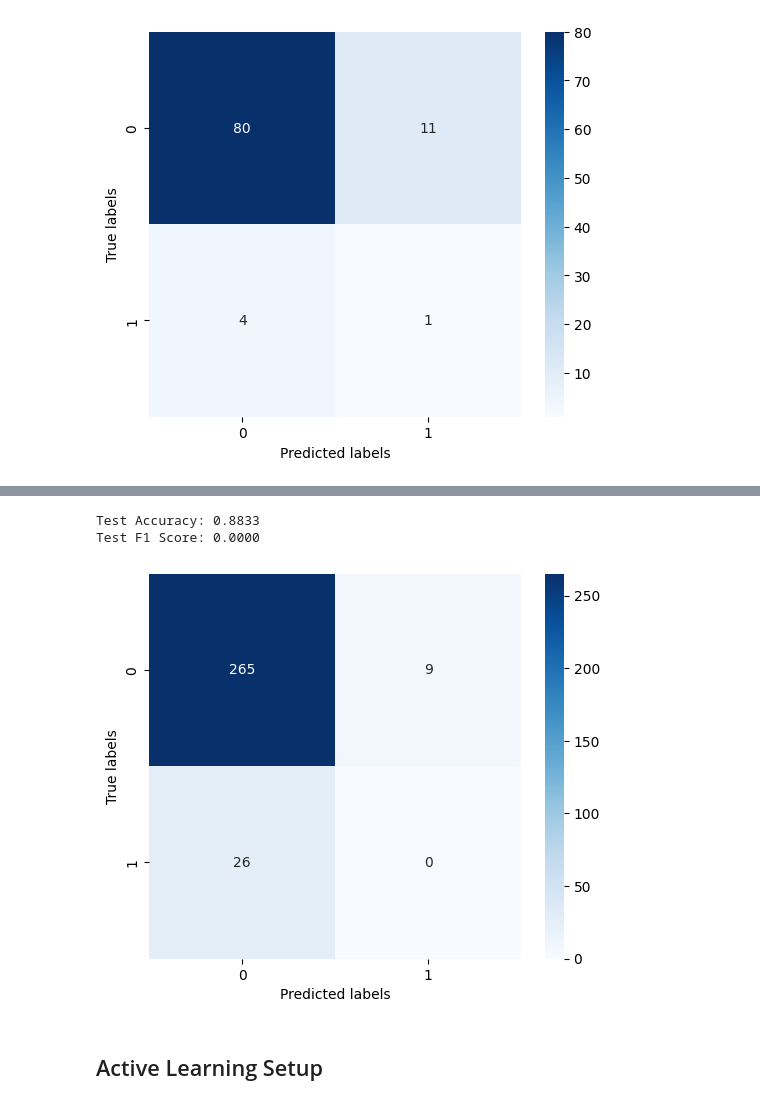
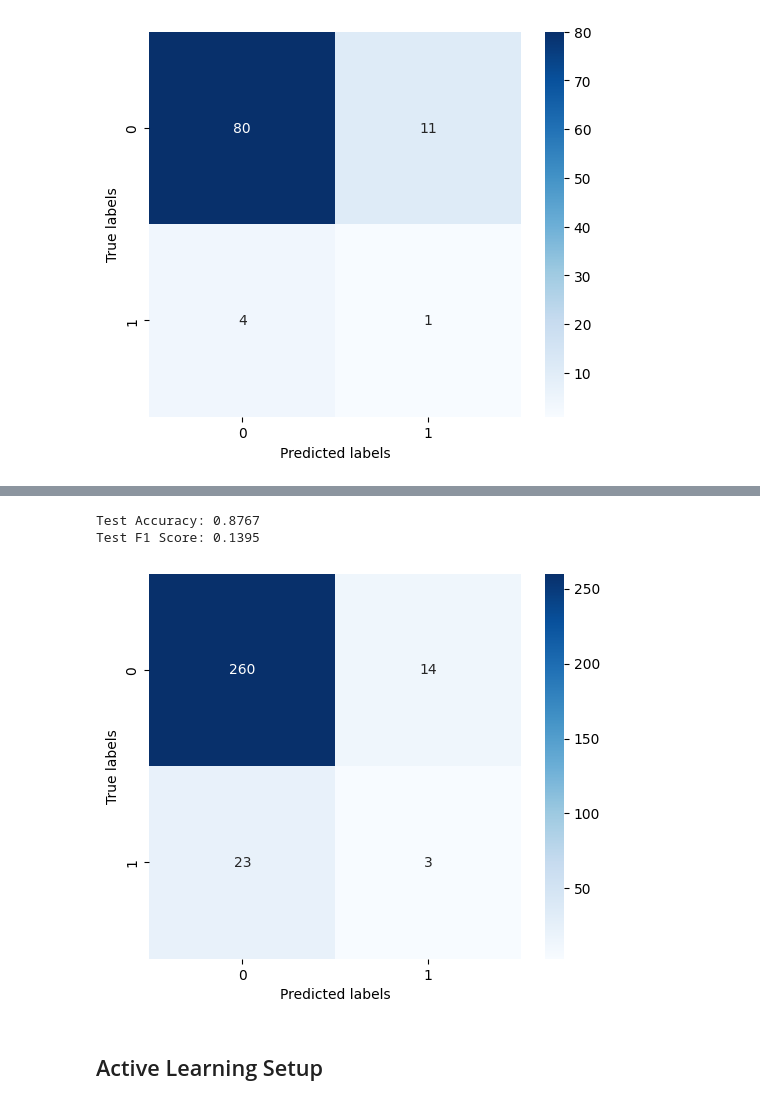
Before and after one commit to NaomiDerel/Image_Search, a Jupyter notebook: siamese_network.ipynb, the cells around one changed output, grey strips where cells are left out. Saved outputs shown, nothing was run; the diff lists cells and outputs as text; code cells hidden in the pictures.

Commit message:
trained al rounds model on round 3 data and logged results

```diff
--- a/siamese_network.ipynb
+++ b/siamese_network.ipynb
@@ -336,10 +338,10 @@ Model saved
 # %%
 # Load the trained model
 best_model = SiameseNetwork().to(device)
-best_model.load_state_dict(torch.load('active_learning_models/net_round3_2_best.pth', map_location=torch.device(device)))
+best_model.load_state_dict(torch.load('active_learning_models/net_round4_best.pth', map_location=torch.device(device)))
 
-final_model = SiameseNetwork().to(device)
-final_model.load_state_dict(torch.load('active_learning_models/net_round3_2_final.pth', map_location=torch.device(device)))
+# final_model = SiameseNetwork().to(device)
+# final_model.load_state_dict(torch.load('active_learning_models/net_round3_2_final.pth', map_location=torch.device(device)))
 # %% [output]
 <All keys matched successfully>
 # %%
@@ -438,9 +439,9 @@ Test F1 Score: 0.1553
 # %%
-test_siamese_network(final_model, test_loader, "Test")
+test_siamese_network(best_model, test_loader, "Test")
 # %% [output]
-Test Accuracy: 0.8833
-Test F1 Score: 0.0000
+Test Accuracy: 0.8767
+Test F1 Score: 0.1395
-[figure, old version]
+[figure, new version]
 # %% [markdown]
 ## Active Learning Setup
 # %%
```
Also changed, not shown: parts of 5 cells of this notebook, 8 other files.
